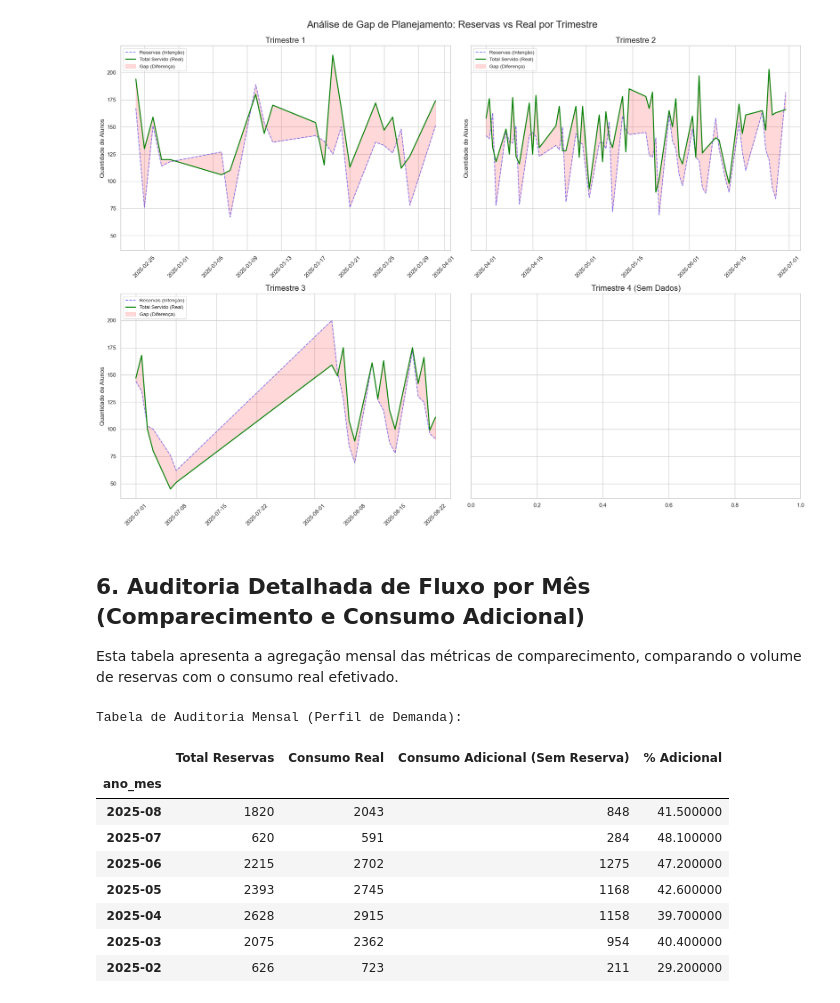
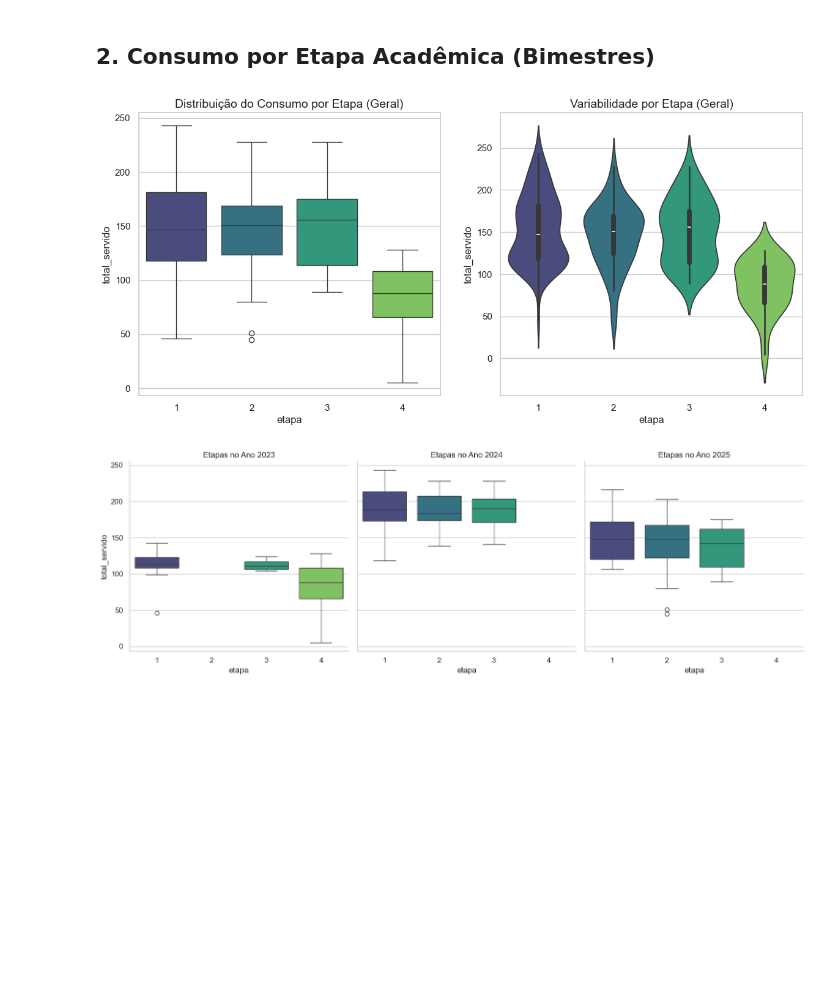
Before and after one commit to micheldigui/mestrado, a Jupyter notebook: notebooks/03_analise_exploratoria.ipynb, the cells around one changed output. Cells and saved outputs as stored; diff of their text form; code cells hidden in the pictures; blank space fills up the shorter version.

```diff
--- a/notebooks/03_analise_exploratoria.ipynb
+++ b/notebooks/03_analise_exploratoria.ipynb
@@ -142,58 +47,22 @@ Análise do hiato entre a intenção de consumo e a efetivação do serviço, se
-# %%
-fig, axes = plt.subplots(2, 2, figsize=(20, 14), sharey=True)
-axes = axes.flatten()
-
-for i, tri in enumerate([1, 2, 3, 4]):
-    df_tri = df_ativo[df_ativo['trimestre'] == tri].sort_values('data')
-
-    if not df_tri.empty:
-        axes[i].plot(df_tri['data'], df_tri['total_reservas'], label='Reservas (Intenção)', color='blue', linestyle='--', alpha=0.5)
-        axes[i].plot(df_tri['data'], df_tri['total_servido'], label='Total Servido (Real)', color='green', linewidth=2)
-        axes[i].fill_between(df_tri['data'], df_tri['total_servido'], df_tri['total_reservas'], color='red', alpha=0.15, label='Gap (Diferença)')
-
-        axes[i].set_title(f"Trimestre {tri}")
-        axes[i].legend(loc='upper left', fontsize=10)
-        axes[i].tick_params(axis='x', rotation=45)
-        axes[i].set_ylabel("Quantidade de Alunos")
-    else:
-        axes[i].set_title(f"Trimestre {tri} (Sem Dados)")
-
-plt.tight_layout()
-plt.suptitle("Análise de Gap de Planejamento: Reservas vs Real por Trimestre", fontsize=20, y=10.2 / 10)
-plt.show()
-# %% [output]
-[figure, removed]
-# %% [markdown]
-## 6. Auditoria Detalhada de Fluxo por Mês (Comparecimento e Consumo Adicional)
-Esta tabela apresenta a agregação mensal das métricas de comparecimento, comparando o volume de reservas com o consumo real efetivado.
-# %%
-# Agrupar métricas por Mês
-df_ativo['ano_mes'] = df_ativo['data'].dt.strftime('%Y-%m')
-
-df_auditoria_mensal = df_ativo.groupby('ano_mes').agg({
-    'total_reservas': 'sum',
-    'total_servido': 'sum',
-    'nao_reservou_e_comeu': 'sum'
-}).sort_index(ascending=False)
-
-# Renomear colunas para Português amigável
-df_auditoria_mensal.columns = [
-    'Total Reservas', 'Consumo Real', 'Consumo Adicional (Sem Reserva)'
-]
-
-# Calcular % de Consumo Adicional sobre o Total
-df_auditoria_mensal['% Adicional'] = (df_auditoria_mensal['Consumo Adicional (Sem Reserva)'] / df_auditoria_mensal['Consumo Real'] * 100).round(1)
-
-print("Tabela de Auditoria Mensal (Perfil de Demanda):")
-display(df_auditoria_mensal.style.background_gradient(cmap='YlOrRd', subset=['Consumo Adicional (Sem Reserva)', '% Adicional']))
-# %% [output]
-Tabela de Auditoria Mensal (Perfil de Demanda):
-|  | Total Reservas | Consumo Real | Consumo Adicional (Sem Reserva) | % Adicional |
-| ano_mes |  |  |  |  |
-| 2025-08 | 1820 | 2043 | 848 | 41.500000 |
-| 2025-07 | 620 | 591 | 284 | 48.100000 |
-| 2025-06 | 2215 | 2702 | 1275 | 47.200000 |
-| 2025-05 | 2393 | 2745 | 1168 | 42.600000 |
-| 2025-04 | 2628 | 2915 | 1158 | 39.700000 |
-| 2025-03 | 2075 | 2362 | 954 | 40.400000 |
-| 2025-02 | 626 | 723 | 211 | 29.200000 |
+# %% [markdown]
+## 2. Consumo por Etapa Acadêmica (Bimestres)
+# %%
+# 2.1 Visão Geral
+plt.figure(figsize=(14, 6))
+plt.subplot(1, 2, 1)
+sns.boxplot(data=df_ativo, x='etapa', y='total_servido', palette='viridis')
+plt.title("Distribuição do Consumo por Etapa (Geral)")
+
+plt.subplot(1, 2, 2)
+sns.violinplot(data=df_ativo, x='etapa', y='total_servido', palette='viridis')
+plt.title("Variabilidade por Etapa (Geral)")
+plt.show()
+
+# 2.2 Visão por Ano
+g = sns.FacetGrid(df_ativo, col="ano", height=5, aspect=1)
+g.map(sns.boxplot, "etapa", "total_servido", palette="viridis", order=[1,2,3,4])
+g.set_titles("Etapas no Ano {col_name}")
+plt.show()
+# %% [output]
+[figure, added]
+[figure, added]
```
Also changed, not shown: parts of 27 cells of this notebook, 42 other files.
